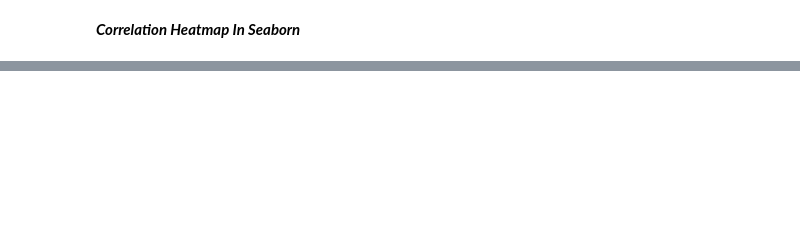
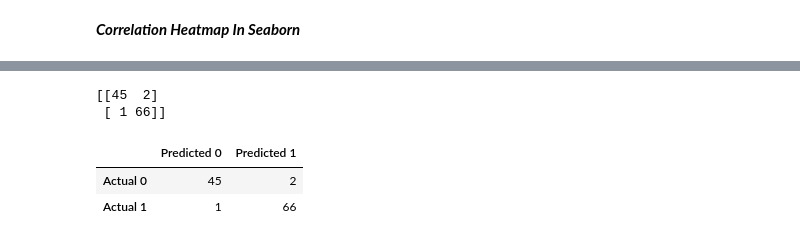
Before and after one commit to Andre-Williams22/DS-2.1-Machine-Learning, a Jupyter notebook: Assignments/08_Support_Vector_Machines.ipynb, the cells around one changed output, grey strips where cells are left out. Saved outputs shown, nothing was run; the diff lists cells and outputs as text; code cells hidden in the pictures; blank space fills up the shorter version.

```diff
--- a/Assignments/08_Support_Vector_Machines.ipynb
+++ b/Assignments/08_Support_Vector_Machines.ipynb
@@ -176,0 +202,3 @@ sns.heatmap(data, annot=True, linewidths=.5, ax=ax)
+# %%
+# Scale the features and store them in a new variable (the actual scaling procedure)
+scaled_inputs = scaler.transform(inputs)
@@ -176,0 +207,6 @@ sns.heatmap(data, annot=True, linewidths=.5, ax=ax)
+# %%
+from sklearn.model_selection import train_test_split
+
+X_train, X_test, y_train, y_test = train_test_split(scaled_inputs, target, test_size=0.2, random_state=0)
+
+X_train.shape, y_train.shape, X_test.shape, y_test.shape
@@ -176,0 +217,6 @@ sns.heatmap(data, annot=True, linewidths=.5, ax=ax)
+# %%
+from sklearn import svm
+
+# Instantiate support vector machine model
+svm_model = svm.SVC(gamma='scale',probability=True)
+svm_model.fit(X_train, y_train)
@@ -176,0 +280,19 @@ sns.heatmap(data, annot=True, linewidths=.5, ax=ax)
+# %%
+y_pred = svm_model.predict(X_test)
+
+from sklearn.metrics import confusion_matrix
+
+confusion = confusion_matrix(y_test, y_pred)
+print(confusion)
+# %% [output]
+[[45  2]
+ [ 1 66]]
+# %%
+cm_df = pd.DataFrame(confusion_matrix(y_test, y_pred))
+cm_df.columns = ['Predicted 0', 'Predicted 1']
+cm_df = cm_df.rename(index={0:'Actual 0', 1: 'Actual 1'})
+cm_df
+# %% [output]
+|  | Predicted 0 | Predicted 1 |
+| Actual 0 | 45 | 2 |
+| Actual 1 | 1 | 66 |
```
Also changed, not shown: parts of 24 cells of this notebook.
